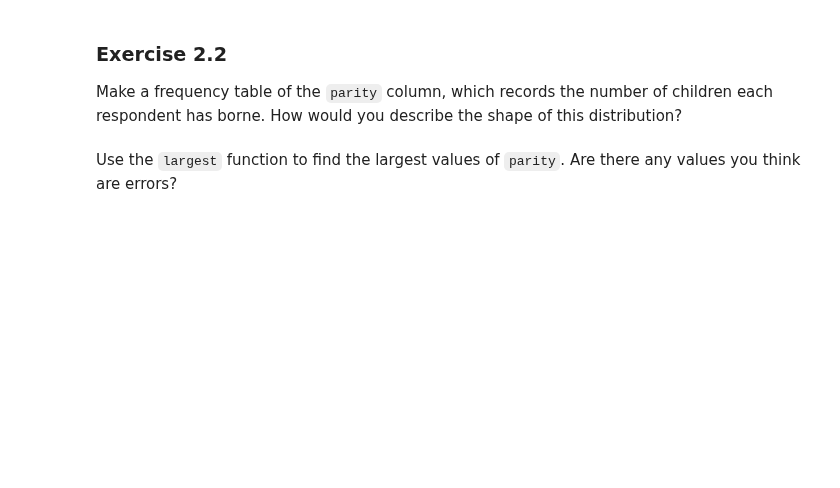
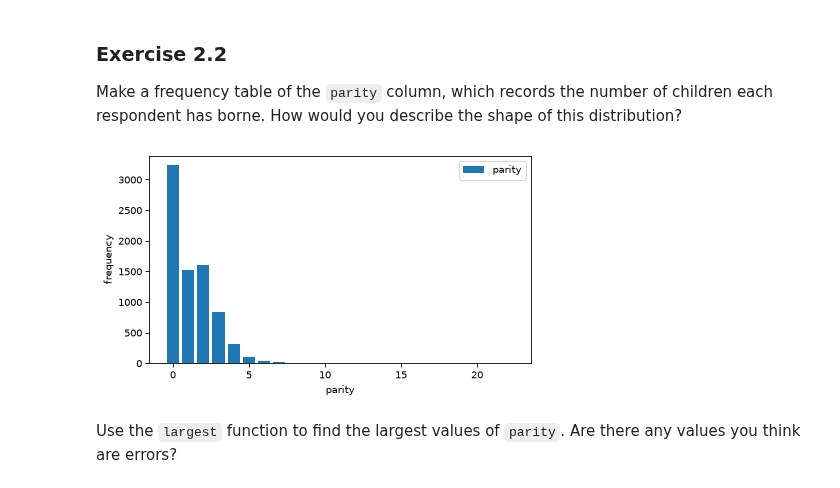
Before and after one commit to duukv/ThinkStatsV3, a Jupyter notebook: ThinkStats/nb/chap02.ipynb, the cells around one changed output. Drawn from its saved outputs; the diff is of its cells as text; code cells hidden in the pictures; blank space fills up the shorter version.

```diff
--- a/ThinkStats/nb/chap02.ipynb
+++ b/ThinkStats/nb/chap02.ipynb
@@ -402,5 +488,10 @@ Make a frequency table of the `parity` column, which records the number of child
 How would you describe the shape of this distribution?
 # %%
 # Solution goes here
+freq_tab_parity = FreqTab.from_seq(resp["parity"], name="parity")
+freq_tab_parity.bar()
+decorate(xlabel="parity", ylabel="frequency")
+# %% [output]
+[figure, added]
 # %%
 # Solution goes here
```
Also changed, not shown: parts of 33 cells of this notebook, 2 other files.
